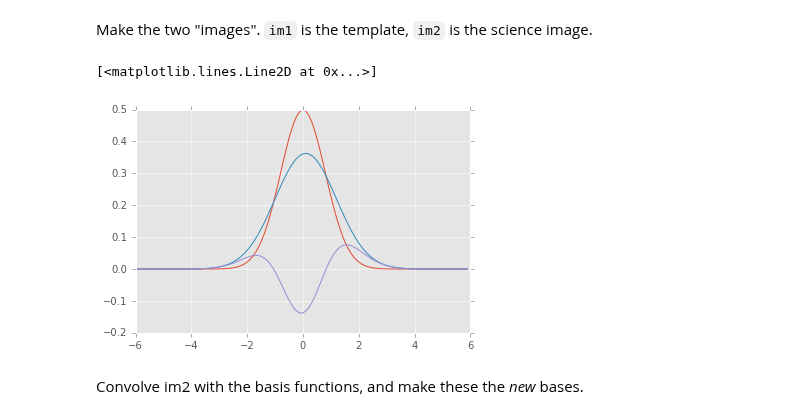
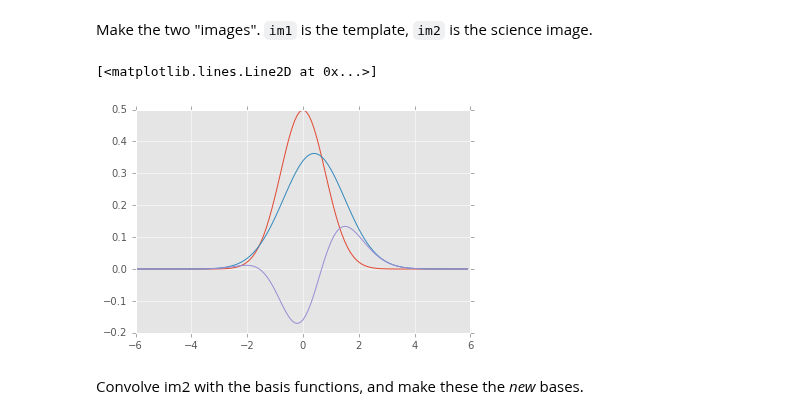
Before and after one commit to lsst-dm/diffimTests, a Jupyter notebook: 3. trial implementation of AL in 1D.ipynb, the cells around one changed output. Cells and saved outputs as stored; diff of their text form; code cells hidden in the pictures.

```diff
--- a/3. trial implementation of AL in 1D.ipynb
+++ b/3. trial implementation of AL in 1D.ipynb
@@ -93,11 +93,11 @@ for b in basis.T:
 Make the two "images". `im1` is the template, `im2` is the science image.
 # %%
 im1 = gaussian(x, m=0.0, s=0.8)  # template
-im2 = gaussian(x, m=0.1, s=1.1)  # science image; include a slight registration error
+im2 = gaussian(x, m=0.4, s=1.1)  # science image; include a slight registration error
 plt.plot(x, im1); plt.plot(x, im2); plt.plot(x, im2-im1)
 # %% [output]
 [<matplotlib.lines.Line2D at 0x...>]
-[figure, old version]
+[figure, new version]
 # %% [markdown]
 Convolve im2 with the basis functions, and make these the *new* bases.
 # %%
```
Also changed, not shown: parts of 7 cells of this notebook.
